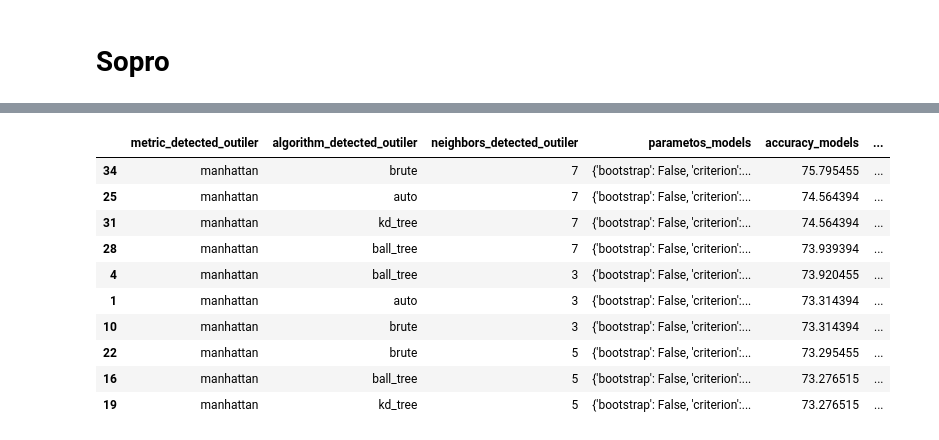
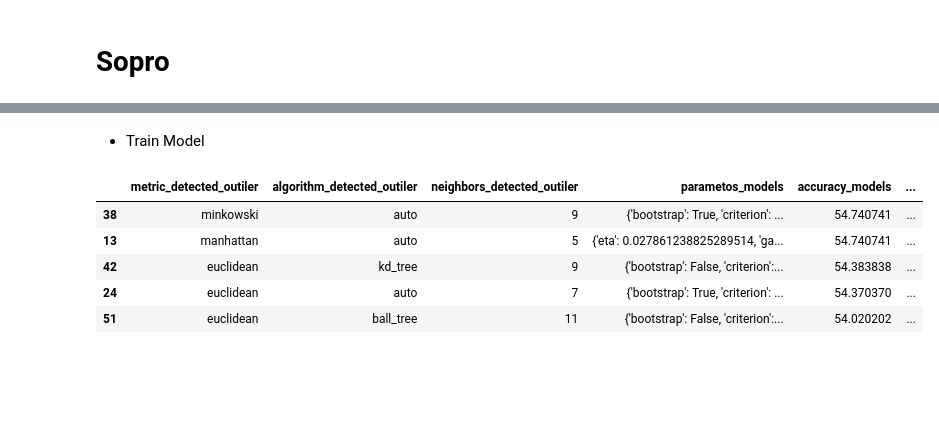
Before and after one commit to Douglas-cc/detected_instruments, a Jupyter notebook: notebooks/avaliacao_models.ipynb, the cells around one changed output, grey strips where cells are left out. Cells and saved outputs as stored; diff of their text form; code cells hidden in the pictures; blank space fills up the shorter version.

Commit message:
resultados finais

```diff
--- a/notebooks/avaliacao_models.ipynb
+++ b/notebooks/avaliacao_models.ipynb
@@ -20,6 +21,4 @@ wp = Wrapped(
     '../data/processed/',
     '../data/files/'
 )
-# %%
-df = wp.load_data('df_instrumentos_features_selecionadas')
 # %% [markdown]
@@ -263,0 +230,3 @@ rf_corda.nlargest(10, "accuracy_models")
+# %%
+results_corda = pd.concat([histgb_corda, xgb_corda, rf_corda])
+results_corda.nlargest(2, "accuracy_models")
@@ -266,14 +784,11 @@ rf_corda.nlargest(10, "accuracy_models")
+# %% [markdown]
+- Train Model
 # %%
-rf_sopro.nlargest(10, "accuracy_models")
+results_corda.nlargest(5, 'accuracy_models')
 # %% [output]
 |  | metric_detected_outiler | algorithm_detected_outiler | neighbors_detected_outiler | parametos_models | accuracy_models | ... |
-| 34 | manhattan | brute | 7 | {'bootstrap': False, 'criterion':... | 75.795455 | ... |
-| 25 | manhattan | auto | 7 | {'bootstrap': False, 'criterion':... | 74.564394 | ... |
-| 31 | manhattan | kd_tree | 7 | {'bootstrap': False, 'criterion':... | 74.564394 | ... |
-| 28 | manhattan | ball_tree | 7 | {'bootstrap': False, 'criterion':... | 73.939394 | ... |
-| 4 | manhattan | ball_tree | 3 | {'bootstrap': False, 'criterion':... | 73.920455 | ... |
-| 1 | manhattan | auto | 3 | {'bootstrap': False, 'criterion':... | 73.314394 | ... |
-| 10 | manhattan | brute | 3 | {'bootstrap': False, 'criterion':... | 73.314394 | ... |
-| 22 | manhattan | brute | 5 | {'bootstrap': False, 'criterion':... | 73.295455 | ... |
-| 16 | manhattan | ball_tree | 5 | {'bootstrap': False, 'criterion':... | 73.276515 | ... |
-| 19 | manhattan | kd_tree | 5 | {'bootstrap': False, 'criterion':... | 73.276515 | ... |
+| 38 | minkowski | auto | 9 | {'bootstrap': True, 'criterion': ... | 54.740741 | ... |
+| 13 | manhattan | auto | 5 | {'eta': 0.027861238825289514, 'ga... | 54.740741 | ... |
+| 42 | euclidean | kd_tree | 9 | {'bootstrap': False, 'criterion':... | 54.383838 | ... |
+| 24 | euclidean | auto | 7 | {'bootstrap': True, 'criterion': ... | 54.370370 | ... |
+| 51 | euclidean | ball_tree | 11 | {'bootstrap': False, 'criterion':... | 54.020202 | ... |
```
Also changed, not shown: parts of 100 cells of this notebook, 3 other files.
